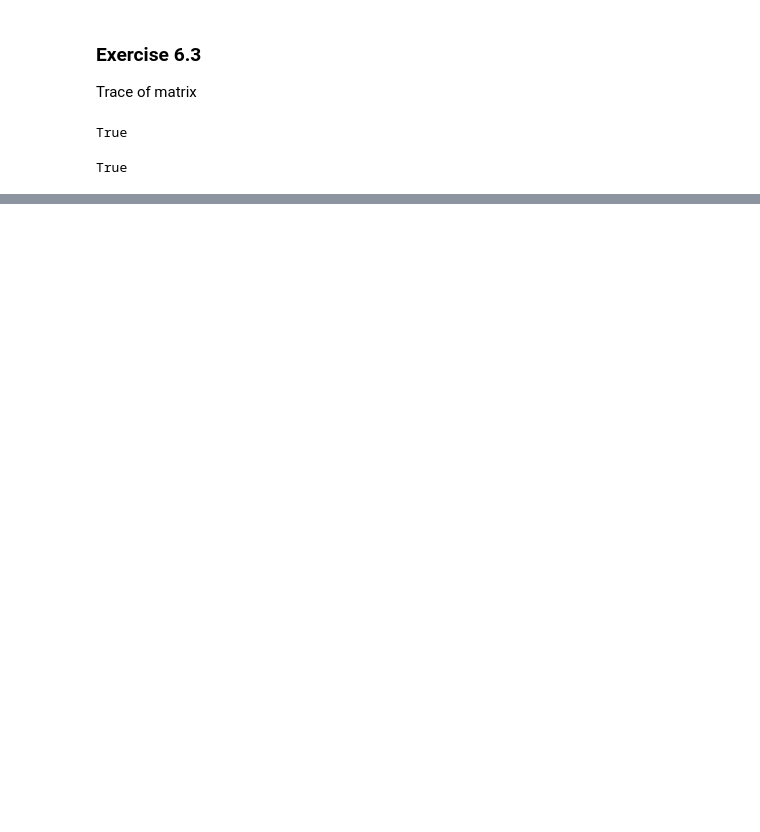
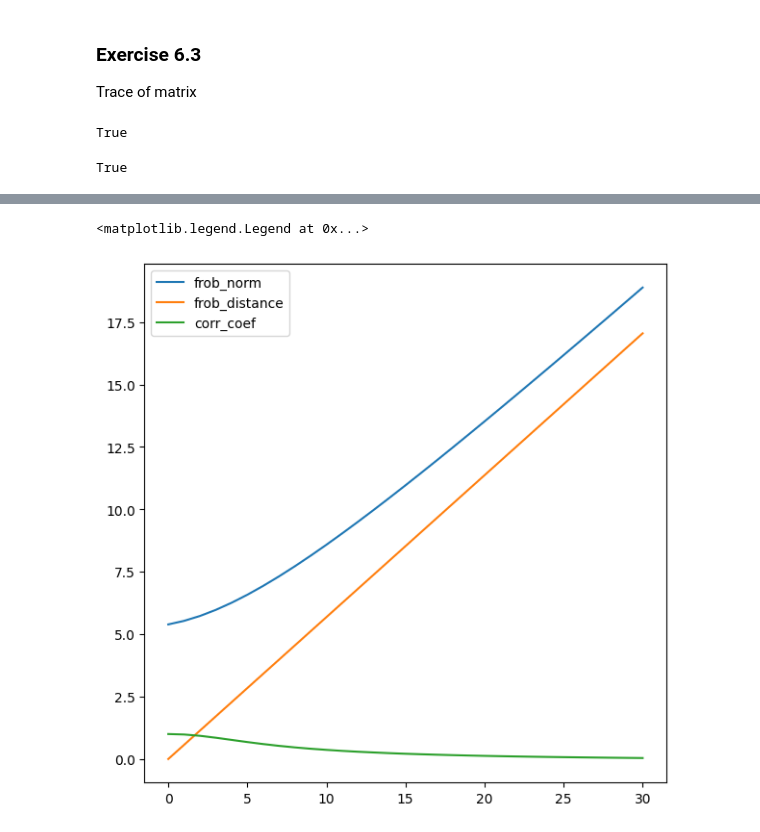
Before and after one commit to falasur/LA4DS, a Jupyter notebook: LA4DS_Ch6.ipynb, the cells around one changed output, grey strips where cells are left out. Saved outputs shown, nothing was run; the diff lists cells and outputs as text; code cells hidden in the pictures; blank space fills up the shorter version.

```diff
--- a/LA4DS_Ch6.ipynb
+++ b/LA4DS_Ch6.ipynb
@@ -101,0 +112,9 @@ True
+# %%
+fns = [frobenius_norm(X) for X in shifts] # frobenius norms
+# %%
+fds = [frobenius_distance(A, X) for X in shifts] # frobenius distances
+# %%
+cc = [np.corrcoef(A.flatten(), X.flatten())[0,1] for X in shifts] # correlation coefficients
+# %%
+data = pd.DataFrame({'shift': list(range(0,31)), 'frob_norm': fns, 'frob_distance': fds, 'corr_coef': cc})
+data.head()
@@ -101,0 +128,9 @@ True
+# %%
+plt.plot(data.frob_norm, label='frob_norm')
+plt.plot(data.frob_distance, label='frob_distance')
+plt.plot(data.corr_coef, label='corr_coef')
+
+plt.legend(loc="upper left")
+# %% [output]
+<matplotlib.legend.Legend at 0x...>
+[figure, added]
```
Also changed, not shown: parts of 8 cells of this notebook.
